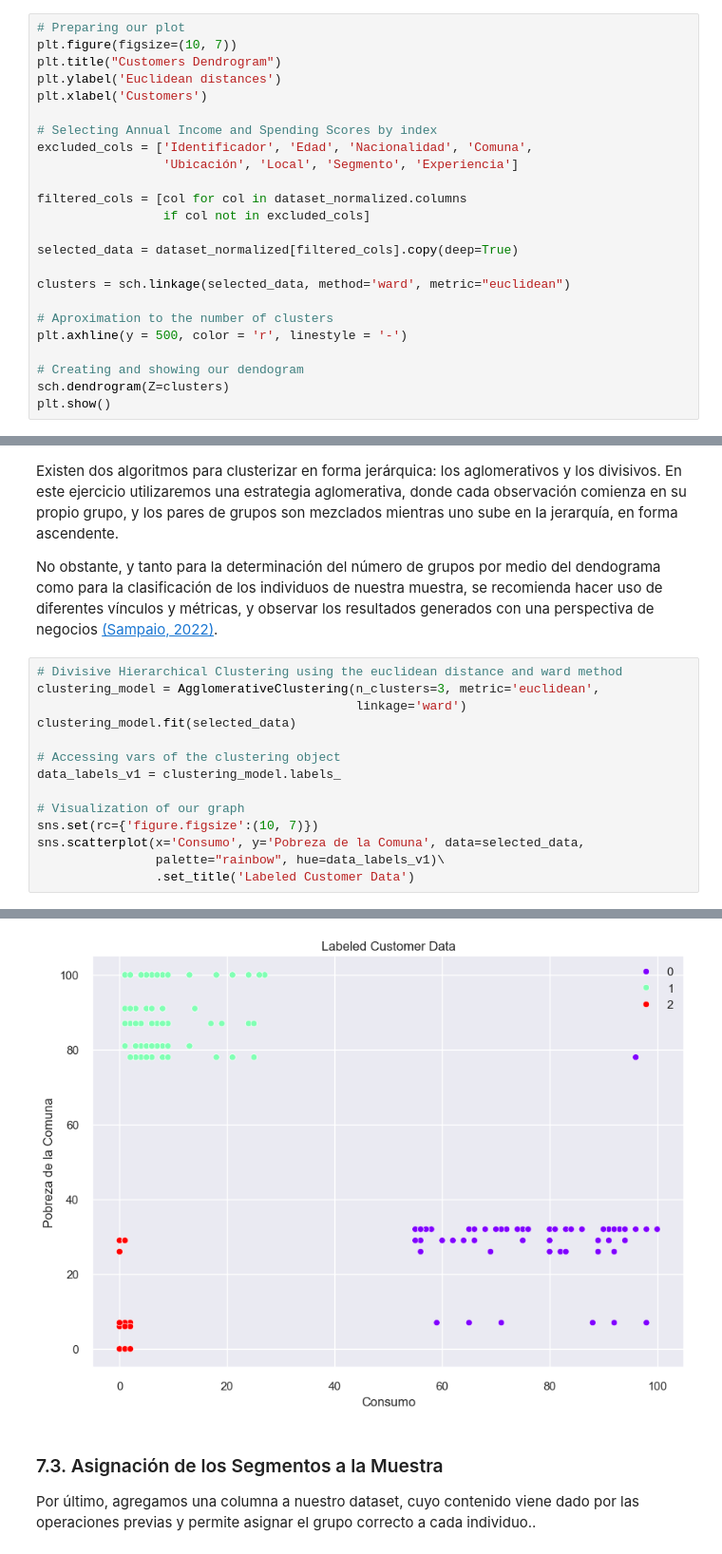
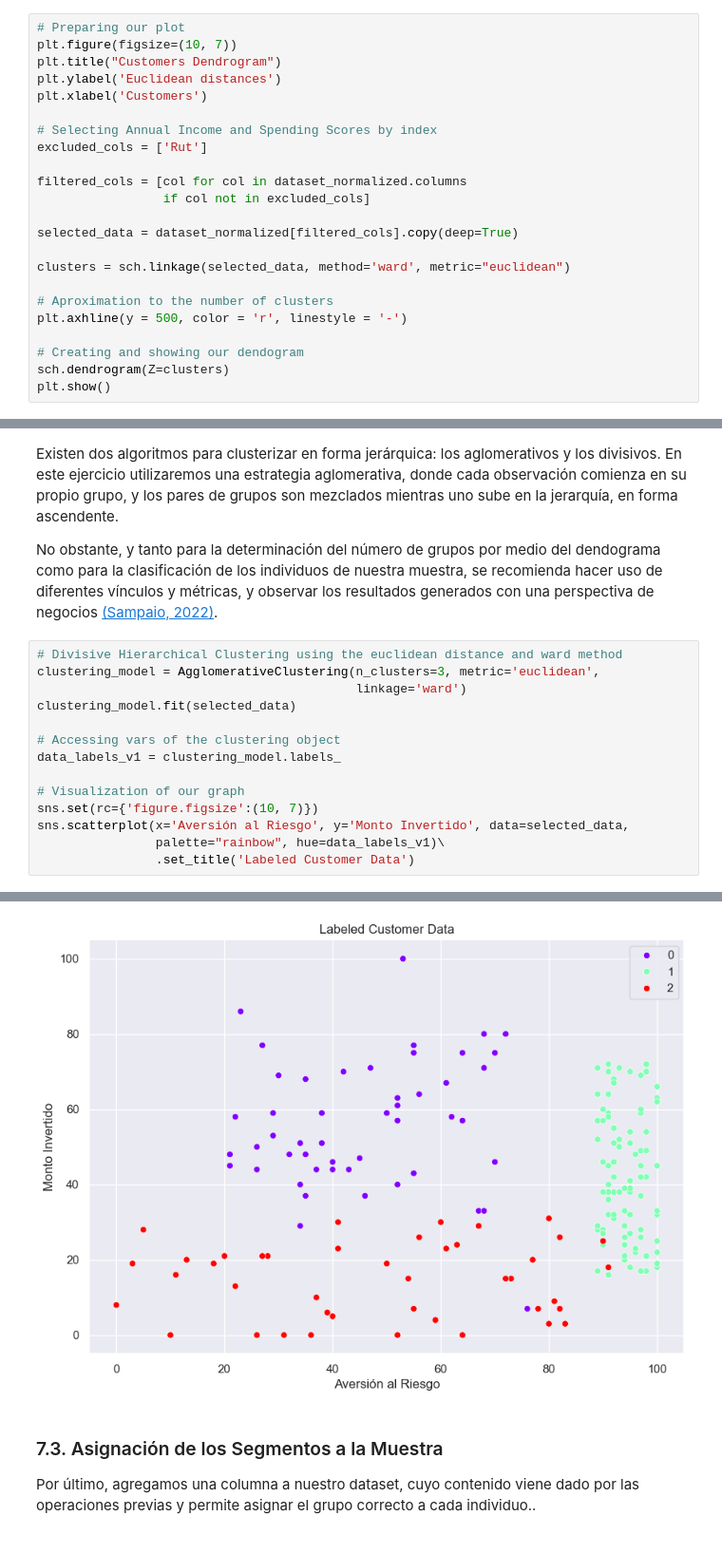
Before and after one commit to benstighe/Marketing, a Jupyter notebook: laboratorio_segmentacion.ipynb, the cells around one changed output, grey strips where cells are left out. Shown at 95% size. Cells and saved outputs as stored; diff of their text form.

```diff
--- a/laboratorio_segmentacion.ipynb
+++ b/laboratorio_segmentacion.ipynb
@@ -398,8 +398,7 @@ plt.ylabel('Euclidean distances')
 plt.xlabel('Customers')
 
 # Selecting Annual Income and Spending Scores by index
-excluded_cols = ['Identificador', 'Edad', 'Nacionalidad', 'Comuna',
-                 'Ubicación', 'Local', 'Segmento', 'Experiencia']
+excluded_cols = ['Rut']
 
 filtered_cols = [col for col in dataset_normalized.columns
                  if col not in excluded_cols]
@@ -425,20 +424,20 @@ No obstante, y tanto para la determinación del número de grupos por medio del
 # %%
 # Divisive Hierarchical Clustering using the euclidean distance and ward method
 clustering_model = AgglomerativeClustering(n_clusters=3, metric='euclidean',
                                            linkage='ward')
 clustering_model.fit(selected_data)
 
 # Accessing vars of the clustering object
 data_labels_v1 = clustering_model.labels_
 
 # Visualization of our graph
 sns.set(rc={'figure.figsize':(10, 7)})
-sns.scatterplot(x='Consumo', y='Pobreza de la Comuna', data=selected_data,
+sns.scatterplot(x='Aversión al Riesgo', y='Monto Invertido', data=selected_data,
                 palette="rainbow", hue=data_labels_v1)\
                 .set_title('Labeled Customer Data')
 # %% [output]
 Text(0.5, 1.0, 'Labeled Customer Data')
-[figure, old version]
+[figure, new version]
 # %% [markdown]
 <h3>7.3. Asignación de los Segmentos a la Muestra</h3>
 
```
Also changed, not shown: parts of 1 cell of this notebook.
